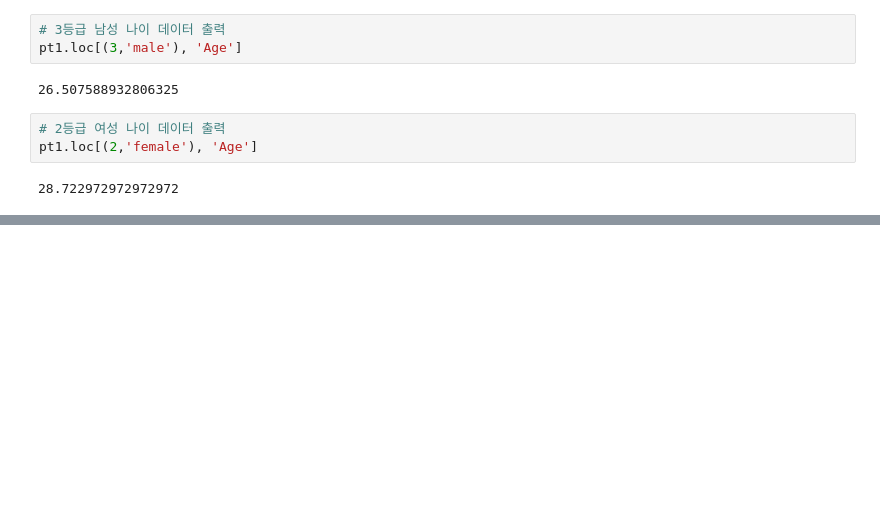
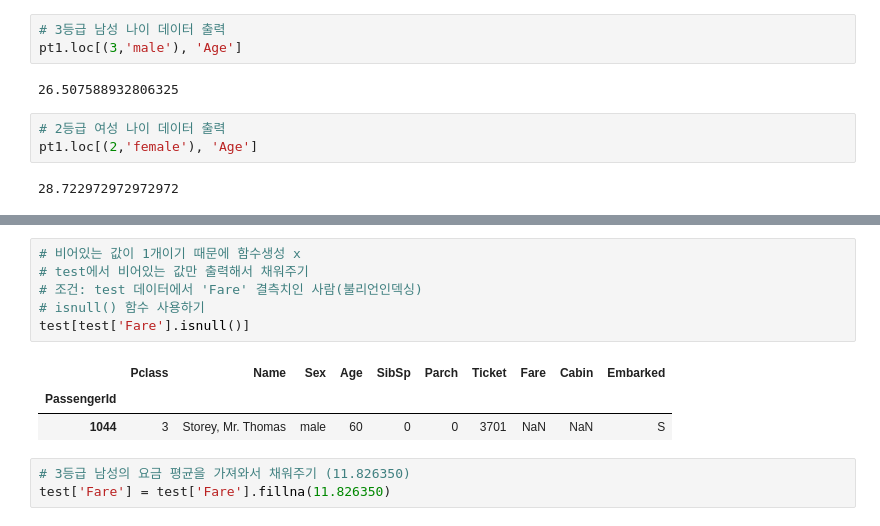
Before and after one commit to ydydydydydy/MachineLearning_, a Jupyter notebook: 04. titanic 데이터를 활용한 생존자 예측.ipynb, the cells around one changed output, grey strips where cells are left out. Cells and saved outputs as stored; diff of their text form; blank space fills up the shorter version.

```diff
--- a/04. titanic 데이터를 활용한 생존자 예측.ipynb
+++ b/04. titanic 데이터를 활용한 생존자 예측.ipynb
@@ -249,0 +413,13 @@ pt1.loc[(2,'female'), 'Age']
+# %%
+# 비어있는 값이 1개이기 때문에 함수생성 x
+# test에서 비어있는 값만 출력해서 채워주기
+# 조건: test 데이터에서 'Fare' 결측치인 사람(불리언인덱싱)
+# isnull() 함수 사용하기
+test[test['Fare'].isnull()]
+# %% [output]
+|  | Pclass | Name | Sex | Age | SibSp | Parch | Ticket | Fare | Cabin | Embarked |
+| PassengerId |  |  |  |  |  |  |  |  |  |  |
+| 1044 | 3 | Storey, Mr. Thomas | male | 60 | 0 | 0 | 3701 | NaN | NaN | S |
+# %%
+# 3등급 남성의 요금 평균을 가져와서 채워주기 (11.826350)
+test['Fare'] = test['Fare'].fillna(11.826350)
```
Also changed, not shown: parts of 19 cells of this notebook.
